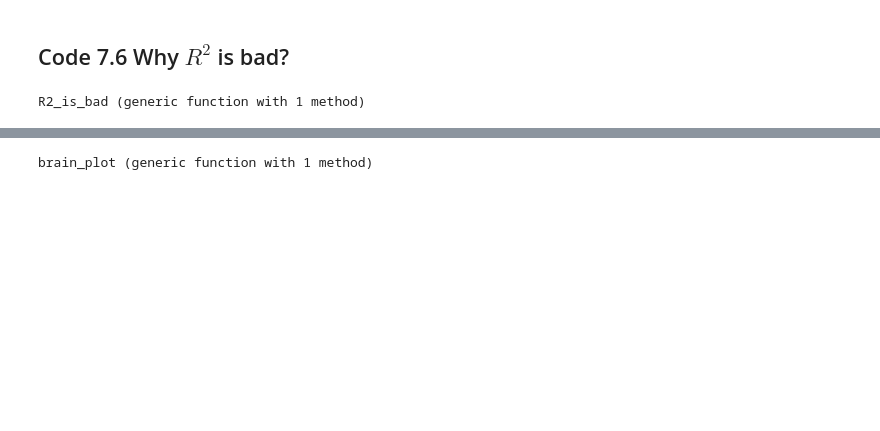
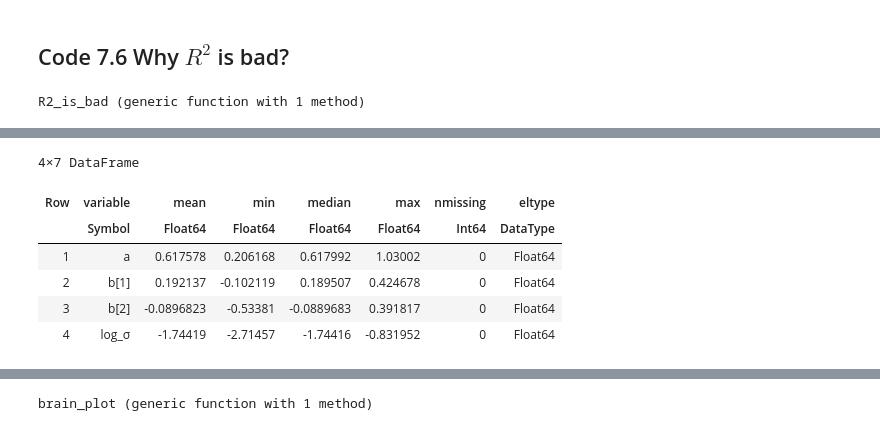
Before and after one commit to polyactis/rethinking-2ed-julia, a Jupyter notebook: 07-Chapter 7. Ulysses' Compass.ipynb, the cells around one changed output, grey strips where cells are left out. Saved outputs shown, nothing was run; the diff lists cells and outputs as text; code cells hidden in the pictures; blank space fills up the shorter version.

```diff
--- a/07-Chapter 7. Ulysses' Compass.ipynb
+++ b/07-Chapter 7. Ulysses' Compass.ipynb
@@ -96,26 +126,25 @@ In addition, you can also check this discussion: https://github.com/StatisticalR
 # TODO: move into Rethinking package
 using Dates
 import StatsBase: sample
-import Turing: ModeResult
-import LinearAlgebra: Symmetric
+#import Turing: ModeResult
+#import LinearAlgebra: Symmetric
+using LinearAlgebra
+## TuringOptimExt.ModeResult is an extension of Turing, which can't be directly imported.
 
-function sample(m::ModeResult, n::Int)::Chains
-    st = now()
+function sample(m::Base.get_extension(Turing, :TuringOptimExt).ModeResult, n::Int)::Chains
+    start_time = now()
     μ = coef(m)
-    Σ = Symmetric(vcov(m))
-    dist = MvNormal(μ, Σ)
-    Chains(rand(dist, n)', coefnames(m), info=(start_time=st, stop_time=now()))
+    Σ_raw = vcov(m)
+    println("Σ_raw: ", Σ_raw);
+
+    # take diagonal elements and form a new matrix because Σ_raw is often not Hermitian.
+    #Σ =  diagm(diag(Σ_raw))
+
+    # This is the original definition for Σ. But MvNormal() does not accept Symmetric() 20240315.
+    Σ = LinearAlgebra.Symmetric(Σ_raw)
+    println("Σ: ", Σ);
+
+    dist = MvNormal(μ, Σ_raw)
+    Chains(rand(dist, n)', coefnames(m), info=(start_time=start_time, stop_time=now()))
 end
-
-@model function model_m6_8(h0, treatment, h1)
-    a ~ LogNormal(0, 0.2)
-    bt ~ Normal(0, 0.5)
-    σ ~ Exponential(1)
-    p = @. a + bt*treatment
-    μ = h0 .* p
-    h1 ~ MvNormal(μ, σ)
-end
-
-m6_8 = sample(model_m6_8(d.h0, d.treatment, d.h1), NUTS(), 1000)
-m6_8_df = DataFrame(m6_8);
 # %% [output]
@@ -219,0 +384,10 @@ m7_2 = DataFrame(sample(estim, 1000));
+# %%
+describe(m7_2)
+# %% [output]
+4×7 DataFrame
+| Row | variable | mean | min | median | max | nmissing | eltype |
+|  | Symbol | Float64 | Float64 | Float64 | Float64 | Int64 | DataType |
+| 1 | a | 0.617578 | 0.206168 | 0.617992 | 1.03002 | 0 | Float64 |
+| 2 | b[1] | 0.192137 | -0.102119 | 0.189507 | 0.424678 | 0 | Float64 |
+| 3 | b[2] | -0.0896823 | -0.53381 | -0.0889683 | 0.391817 | 0 | Float64 |
+| 4 | log_σ | -1.74419 | -2.71457 | -1.74416 | -0.831952 | 0 | Float64 |
```
Also changed, not shown: parts of 60 cells of this notebook, 5 other files.
